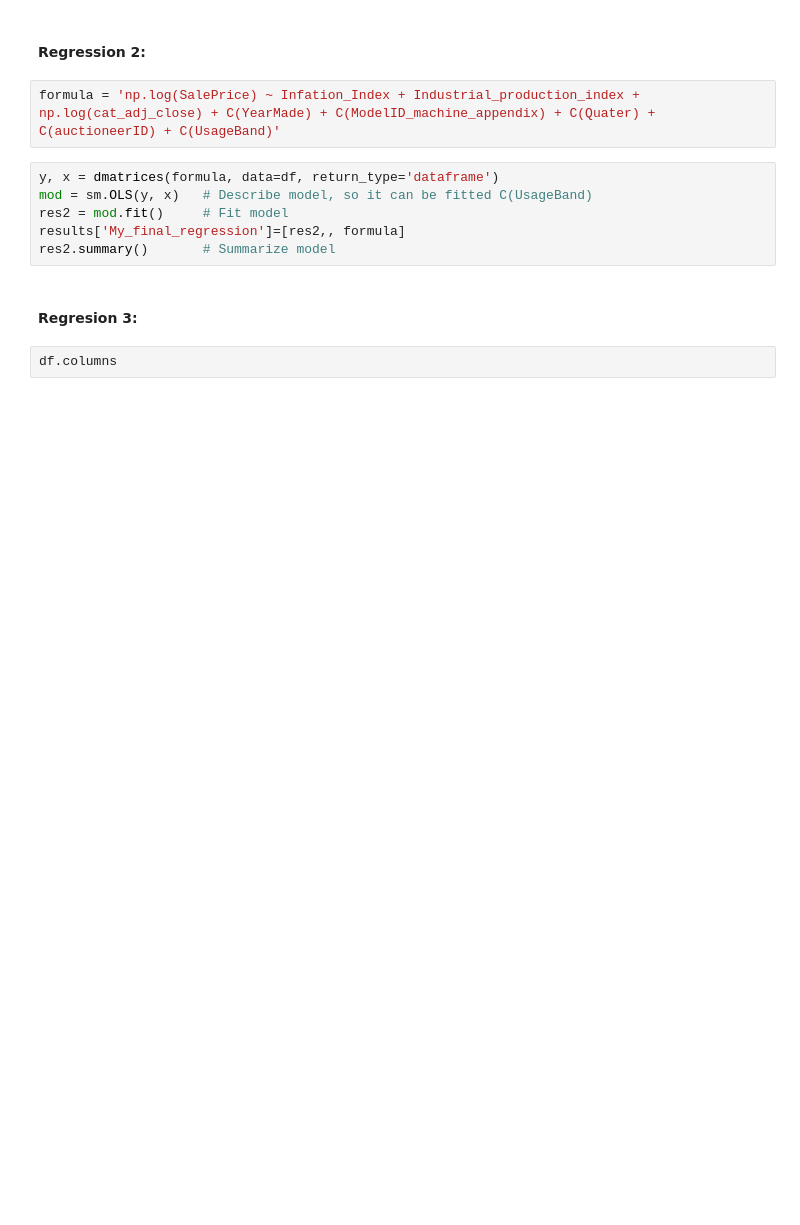
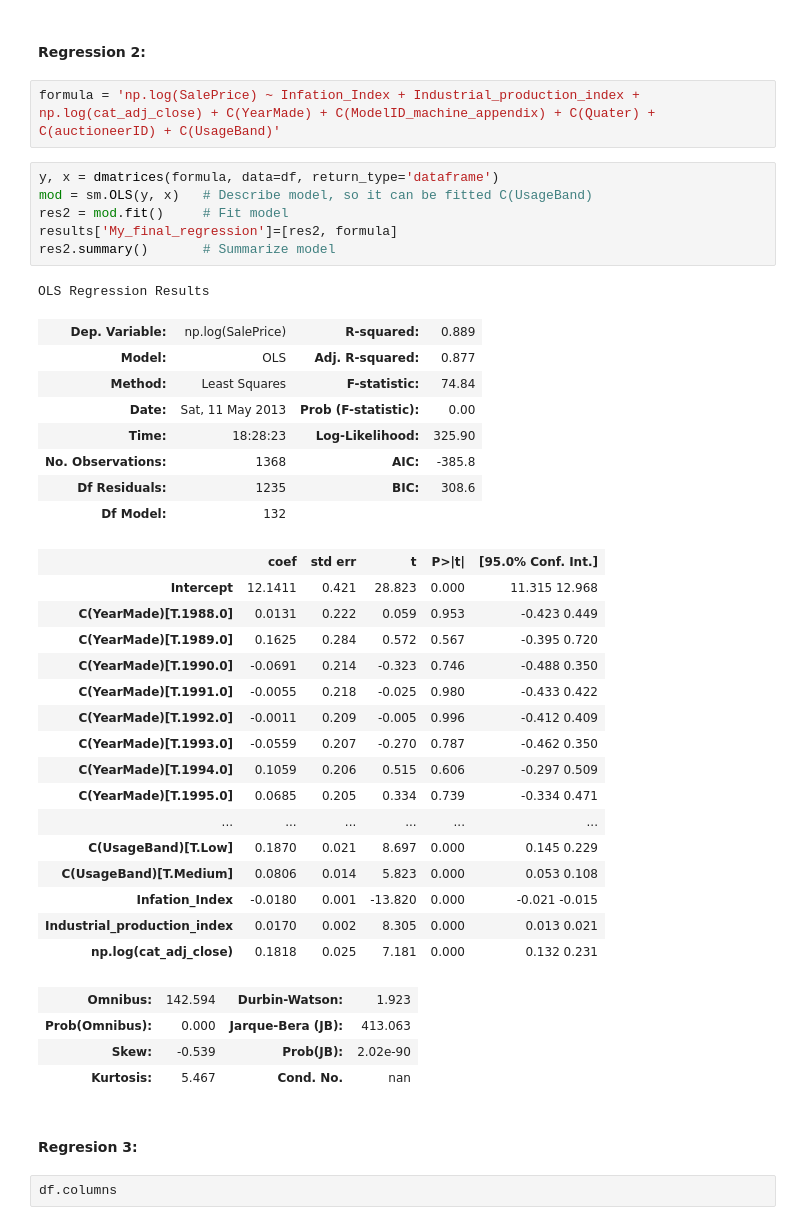
Before and after one commit to agconti/BlueBook, a Jupyter notebook: BlueBook.ipynb, the cells around one changed output. Saved outputs shown, nothing was run; the diff lists cells and outputs as text; blank space fills up the shorter version.

```diff
--- a/BlueBook.ipynb
+++ b/BlueBook.ipynb
@@ -223,9 +253,39 @@ formula = 'np.log(SalePrice) ~ Infation_Index + Industrial_production_index + np
 # %%
 y, x = dmatrices(formula, data=df, return_type='dataframe')
 mod = sm.OLS(y, x)   # Describe model, so it can be fitted C(UsageBand)
 res2 = mod.fit()     # Fit model
-results['My_final_regression']=[res2,, formula]
+results['My_final_regression']=[res2, formula]
 res2.summary()       # Summarize model
+# %% [output]
+OLS Regression Results
+| Dep. Variable: | np.log(SalePrice) | R-squared: | 0.889 |
+| Model: | OLS | Adj. R-squared: | 0.877 |
+| Method: | Least Squares | F-statistic: | 74.84 |
+| Date: | Sat, 11 May 2013 | Prob (F-statistic): | 0.00 |
+| Time: | 18:28:23 | Log-Likelihood: | 325.90 |
+| No. Observations: | 1368 | AIC: | -385.8 |
+| Df Residuals: | 1235 | BIC: | 308.6 |
+| Df Model: | 132 |  |  |
+|  | coef | std err | t | P>|t| | [95.0% Conf. Int.] |
+| Intercept | 12.1411 | 0.421 | 28.823 | 0.000 | 11.315 12.968 |
+| C(YearMade)[T.1988.0] | 0.0131 | 0.222 | 0.059 | 0.953 | -0.423 0.449 |
+| C(YearMade)[T.1989.0] | 0.1625 | 0.284 | 0.572 | 0.567 | -0.395 0.720 |
+| C(YearMade)[T.1990.0] | -0.0691 | 0.214 | -0.323 | 0.746 | -0.488 0.350 |
+| C(YearMade)[T.1991.0] | -0.0055 | 0.218 | -0.025 | 0.980 | -0.433 0.422 |
+| C(YearMade)[T.1992.0] | -0.0011 | 0.209 | -0.005 | 0.996 | -0.412 0.409 |
+| C(YearMade)[T.1993.0] | -0.0559 | 0.207 | -0.270 | 0.787 | -0.462 0.350 |
+| C(YearMade)[T.1994.0] | 0.1059 | 0.206 | 0.515 | 0.606 | -0.297 0.509 |
+| C(YearMade)[T.1995.0] | 0.0685 | 0.205 | 0.334 | 0.739 | -0.334 0.471 |
+| ... | ... | ... | ... | ... | ... |
+| C(UsageBand)[T.Low] | 0.1870 | 0.021 | 8.697 | 0.000 | 0.145 0.229 |
+| C(UsageBand)[T.Medium] | 0.0806 | 0.014 | 5.823 | 0.000 | 0.053 0.108 |
+| Infation_Index | -0.0180 | 0.001 | -13.820 | 0.000 | -0.021 -0.015 |
+| Industrial_production_index | 0.0170 | 0.002 | 8.305 | 0.000 | 0.013 0.021 |
+| np.log(cat_adj_close) | 0.1818 | 0.025 | 7.181 | 0.000 | 0.132 0.231 |
+| Omnibus: | 142.594 | Durbin-Watson: | 1.923 |
+| Prob(Omnibus): | 0.000 | Jarque-Bera (JB): | 413.063 |
+| Skew: | -0.539 | Prob(JB): | 2.02e-90 |
+| Kurtosis: | 5.467 | Cond. No. | nan |
 # %% [markdown]
 #### Regresion 3:
 # %%
```
Also changed, not shown: parts of 5 cells of this notebook.
